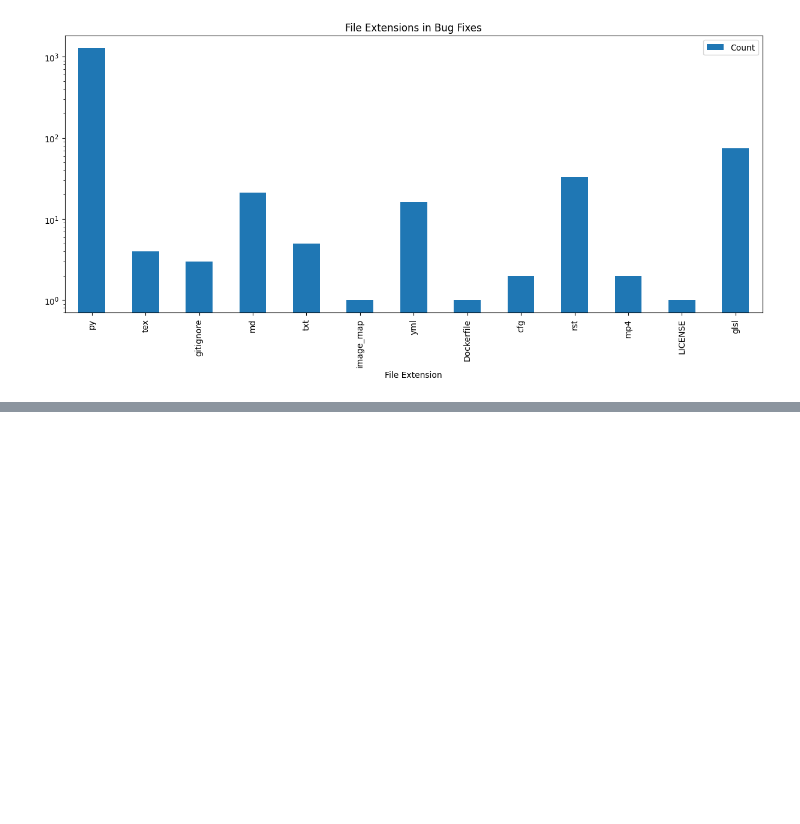
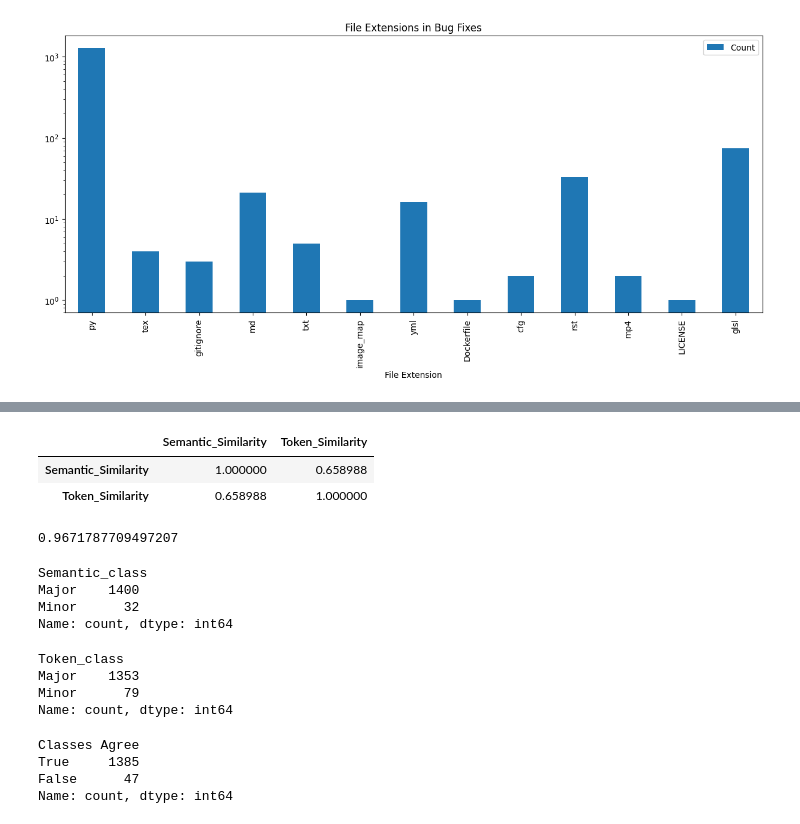
Before and after one commit to Karan-Gandhi/CS202-Assignment-3, a Jupyter notebook: partb.ipynb, the cells around one changed output, grey strips where cells are left out. Cells and saved outputs as stored; diff of their text form; code cells hidden in the pictures; blank space fills up the shorter version.

```diff
--- a/partb.ipynb
+++ b/partb.ipynb
@@ -126,0 +168,6 @@ bugfix_files.head()
+# %%
+bugfix_files[['Semantic_Similarity', 'Token_Similarity']].corr()
+# %% [output]
+|  | Semantic_Similarity | Token_Similarity |
+| Semantic_Similarity | 1.000000 | 0.658988 |
+| Token_Similarity | 0.658988 | 1.000000 |
@@ -126,0 +178,25 @@ bugfix_files.head()
+# %%
+bugfix_files['Classes Agree'].mean()
+# %% [output]
+0.9671787709497207
+# %%
+bugfix_files['Semantic_class'].value_counts()
+# %% [output]
+Semantic_class
+Major    1400
+Minor      32
+Name: count, dtype: int64
+# %%
+bugfix_files['Token_class'].value_counts()
+# %% [output]
+Token_class
+Major    1353
+Minor      79
+Name: count, dtype: int64
+# %%
+bugfix_files['Classes Agree'].value_counts()
+# %% [output]
+Classes Agree
+True     1385
+False      47
+Name: count, dtype: int64
```
Also changed, not shown: parts of 10 cells of this notebook, 3 other files.
